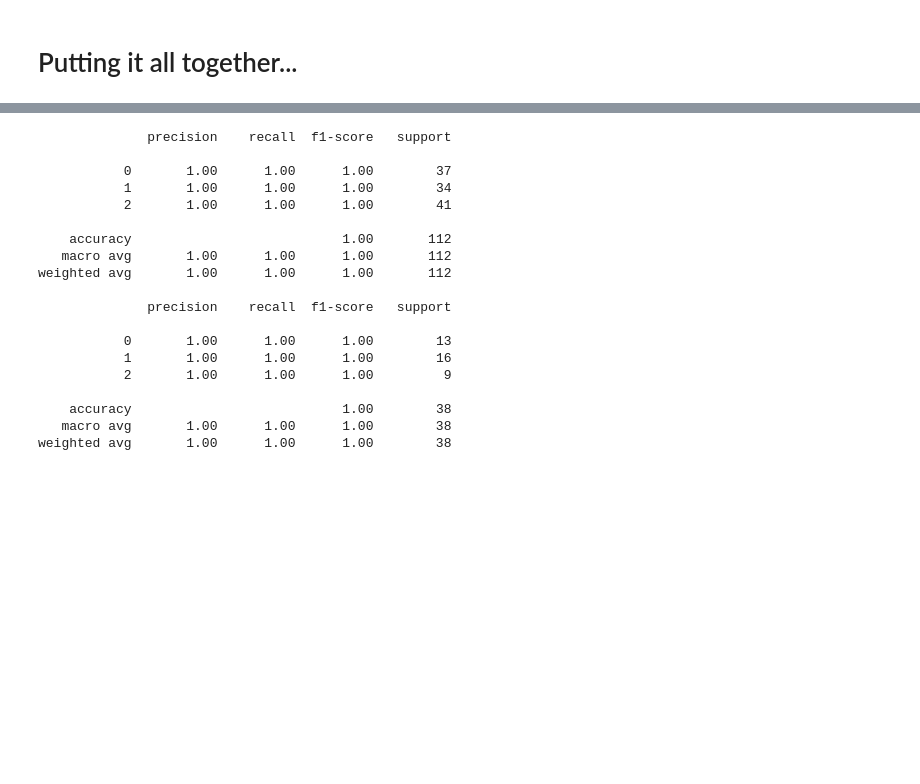
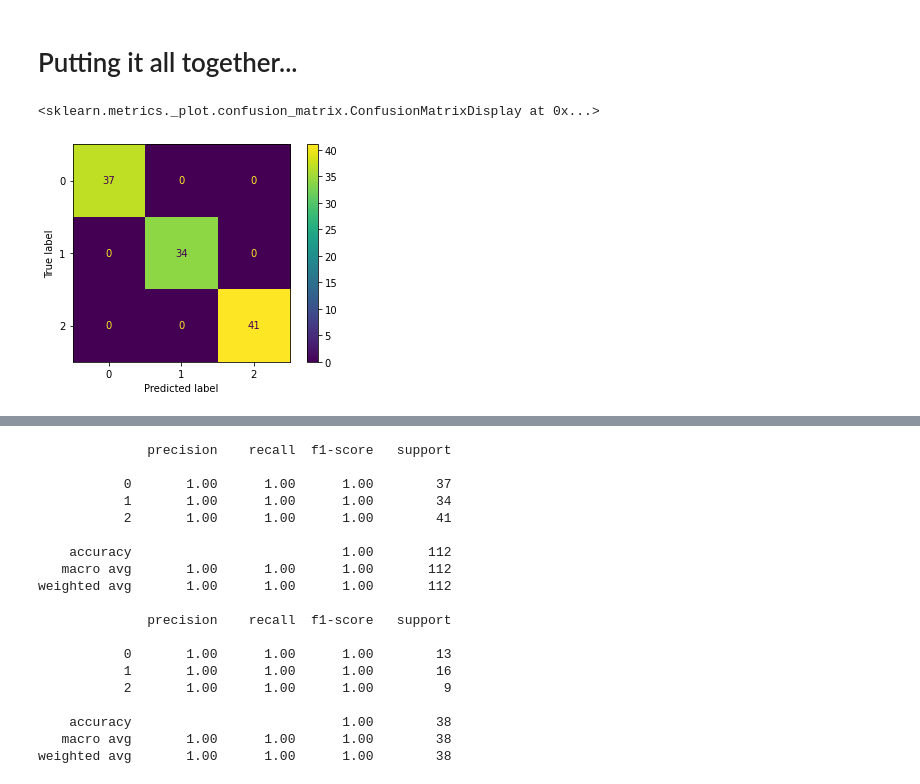
Before and after one commit to melodygr/studygroups-092820ft, a Jupyter notebook: phase-3/27-knn.ipynb, the cells around one changed output, grey strips where cells are left out. Saved outputs shown, nothing was run; the diff lists cells and outputs as text; code cells hidden in the pictures; blank space fills up the shorter version.

```diff
--- a/phase-3/27-knn.ipynb
+++ b/phase-3/27-knn.ipynb
@@ -190,9 +188,11 @@ model.fit(X_train, y_train)
 
 y_predict = model.predict(X_test)
 # %%
-# !conda update scikit-learn
-# from sklearn.metrics import plot_confusion_matrix
+from sklearn.metrics import plot_confusion_matrix
 from sklearn.metrics import classification_report
-# plot_confusion_matrix(model, X_train, y_train)
+plot_confusion_matrix(model, X_train, y_train)
+# %% [output]
+<sklearn.metrics._plot.confusion_matrix.ConfusionMatrixDisplay at 0x...>
+[figure, added]
 # %%
 plot_confusion_matrix(model, X_test, y_test)
```
Also changed, not shown: parts of 2 cells of this notebook, 1 other file.
